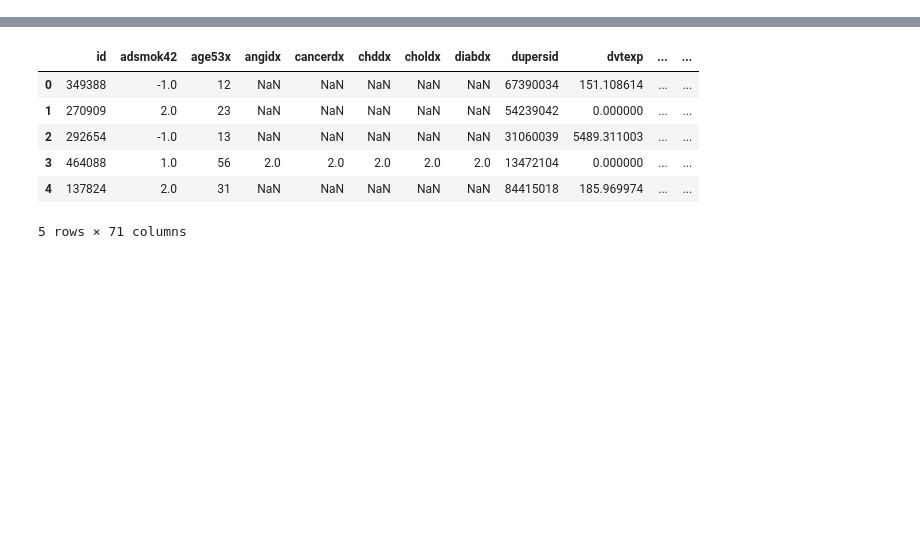
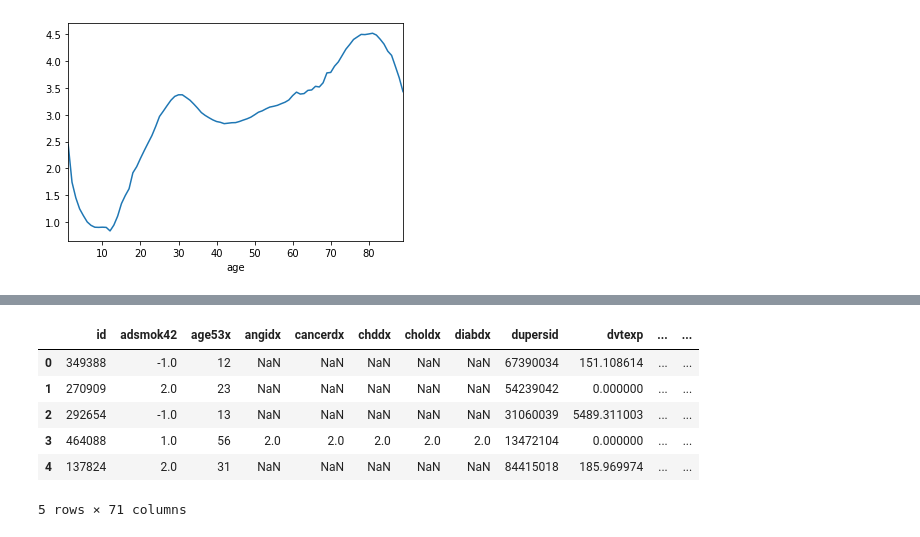
Before and after one commit to marikristoffersen/Exam_19, a Jupyter notebook: Oppgave1/Oppgave 1.ipynb, the cells around one changed output, grey strips where cells are left out. Saved outputs shown, nothing was run; the diff lists cells and outputs as text; code cells hidden in the pictures; blank space fills up the shorter version.

```diff
--- a/Oppgave1/Oppgave 1.ipynb
+++ b/Oppgave1/Oppgave 1.ipynb
@@ -4,0 +19,4 @@ df = pd.read_csv('femaleVisitsToPhysician.csv')
+# %%
+df.groupby('age')['perCapita'].mean().plot();
+# %% [output]
+[figure, added]
```
Also changed, not shown: parts of 11 cells of this notebook, 3 other files.
